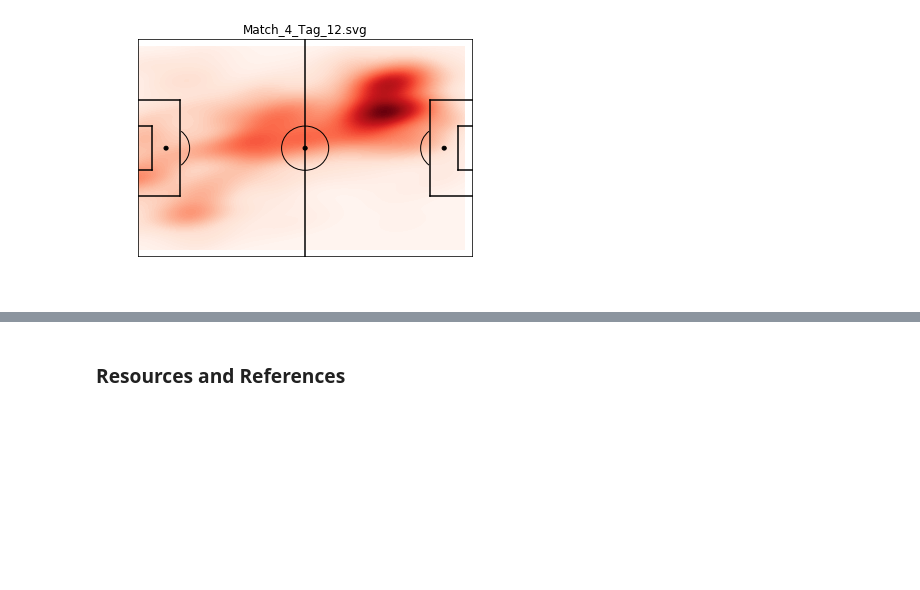
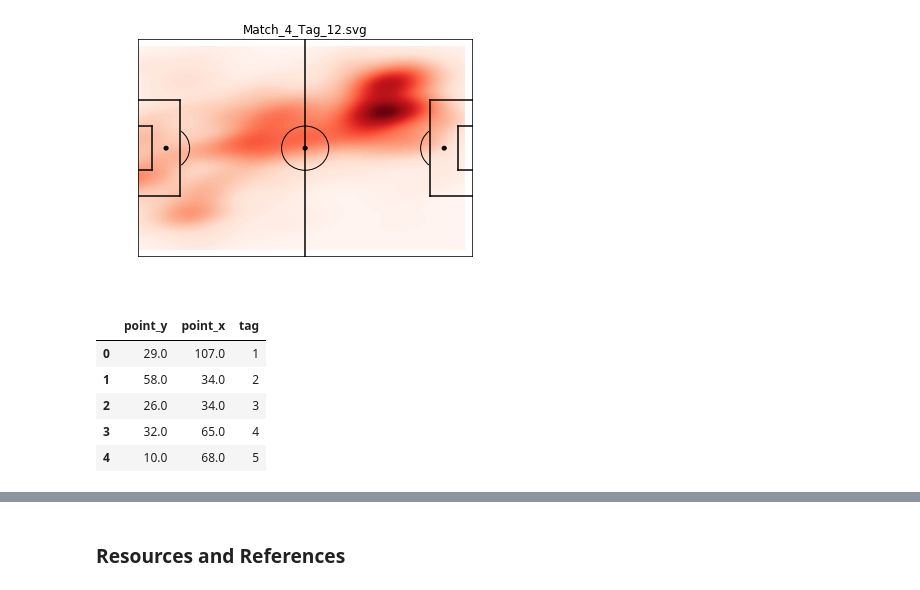
Before and after one commit to enesozi/Soccer-Analysis-Python, a Jupyter notebook: Analysis.ipynb, the cells around one changed output, grey strips where cells are left out. Cells and saved outputs as stored; diff of their text form; code cells hidden in the pictures; blank space fills up the shorter version.

```diff
--- a/Analysis.ipynb
+++ b/Analysis.ipynb
@@ -348,0 +377,11 @@ create_heat_map()
+# %%
+# Since pitch drawn is horizontal, we need to switch x&y locations
+data.columns = ['point_y','point_x','tag']
+data.head()
+# %% [output]
+|  | point_y | point_x | tag |
+| 0 | 29.0 | 107.0 | 1 |
+| 1 | 58.0 | 34.0 | 2 |
+| 2 | 26.0 | 34.0 | 3 |
+| 3 | 32.0 | 65.0 | 4 |
+| 4 | 10.0 | 68.0 | 5 |
```
Also changed, not shown: parts of 11 cells of this notebook.
